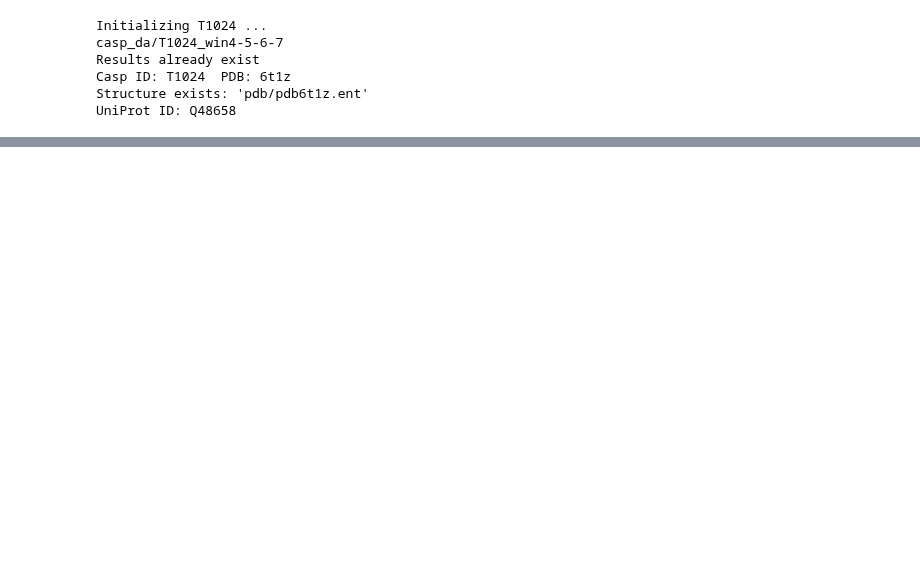
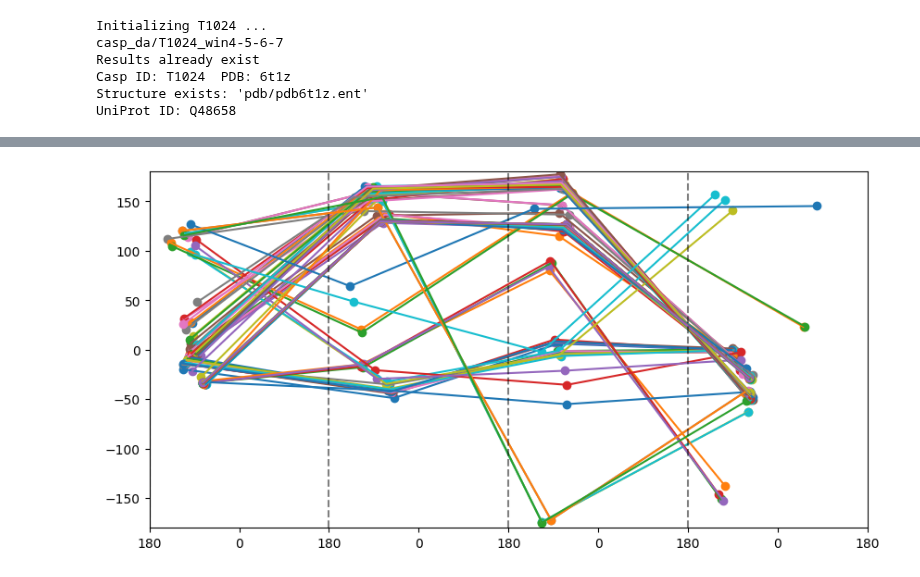
Before and after one commit to Musa-Azeem/protein-dihedral-visualization, a Jupyter notebook: da_ss.ipynb, the cells around one changed output, grey strips where cells are left out. Saved outputs shown, nothing was run; the diff lists cells and outputs as text; code cells hidden in the pictures; blank space fills up the shorter version.

```diff
--- a/da_ss.ipynb
+++ b/da_ss.ipynb
@@ -59,0 +80,19 @@ for i,seq_ctxt in enumerate(seqs_for_window):
+# %%
+# Beta sheet: (phi, psi) (-135, 135)
+# Alpha helix: (phi, psi) (-60, -45)
+# - angles that sum to -105 (-90, -15) to (-70, -35)
+# left-handed helix: (phi, psi) (60, 45)
+
+def get_target_cluster(phi_psi_dist, clusters, point):
+    d = np.linalg.norm(diff(point[np.newaxis,:], phi_psi_dist.values), axis=1)
+    d = pd.DataFrame({'d': d, 'c': clusters})
+    nearest_cluster = d.groupby('c').d.mean().idxmin()
+    return nearest_cluster
+
+def get_target_cluster_icov(phi_psi_dist, precomputed_dists, clusters, ss):
+    target_cluster = get_target_cluster(phi_psi_dist, clusters, ss)
+    cluster_medoid = get_cluster_medoid(phi_psi_dist, precomputed_dists, clusters, target_cluster)
+    icov = estimate_icov(phi_psi_dist[clusters == target_cluster], cluster_medoid)
+    if icov is None:
+        return None, None, None
+    return target_cluster, cluster_medoid, icov
@@ -59,0 +281,21 @@ for i,seq_ctxt in enumerate(seqs_for_window):
+# %%
+win4 = phi_psi_dist[phi_psi_dist.seq.str.len() == 4].iloc[:, 1:-3].values.reshape(-1, 2,4).transpose(0,2,1)
+win5 = phi_psi_dist[phi_psi_dist.seq.str.len() == 5].iloc[:, 1:-3].values.reshape(-1, 2,4).transpose(0,2,1)
+win6 = phi_psi_dist[phi_psi_dist.seq.str.len() == 6].iloc[:, 1:-3].values.reshape(-1, 2,4).transpose(0,2,1)
+win7 = phi_psi_dist[phi_psi_dist.seq.str.len() == 7].iloc[:, 1:-3].values.reshape(-1, 2,4).transpose(0,2,1)
+# %%
+def plot(matches):
+    fig, ax = plt.subplots(figsize=(10, 5))
+    for i in range(matches.shape[0]):
+        ax.scatter(matches[i,:,0]+np.arange(4)*360, matches[i,:,1])
+        ax.plot(matches[i,:,0]+np.arange(4)*360, matches[i,:,1])
+    ax.set_xlim(-180, 360*4 - 180)
+    ax.set_ylim(-180, 180)
+    ax.set_xticks(np.arange(-180, 360*4, 180))
+    ax.set_xticklabels(np.mod(np.arange(-180, 360*4, 180), 360));
+    for j in range(4):
+        ax.vlines(j*360-180, -180, 180, color='black', alpha=0.5, linestyles='--')
+# %%
+plot(win5)
+# %% [output]
+[figure, added]
```
Also changed, not shown: parts of 13 cells of this notebook, 4 other files.
